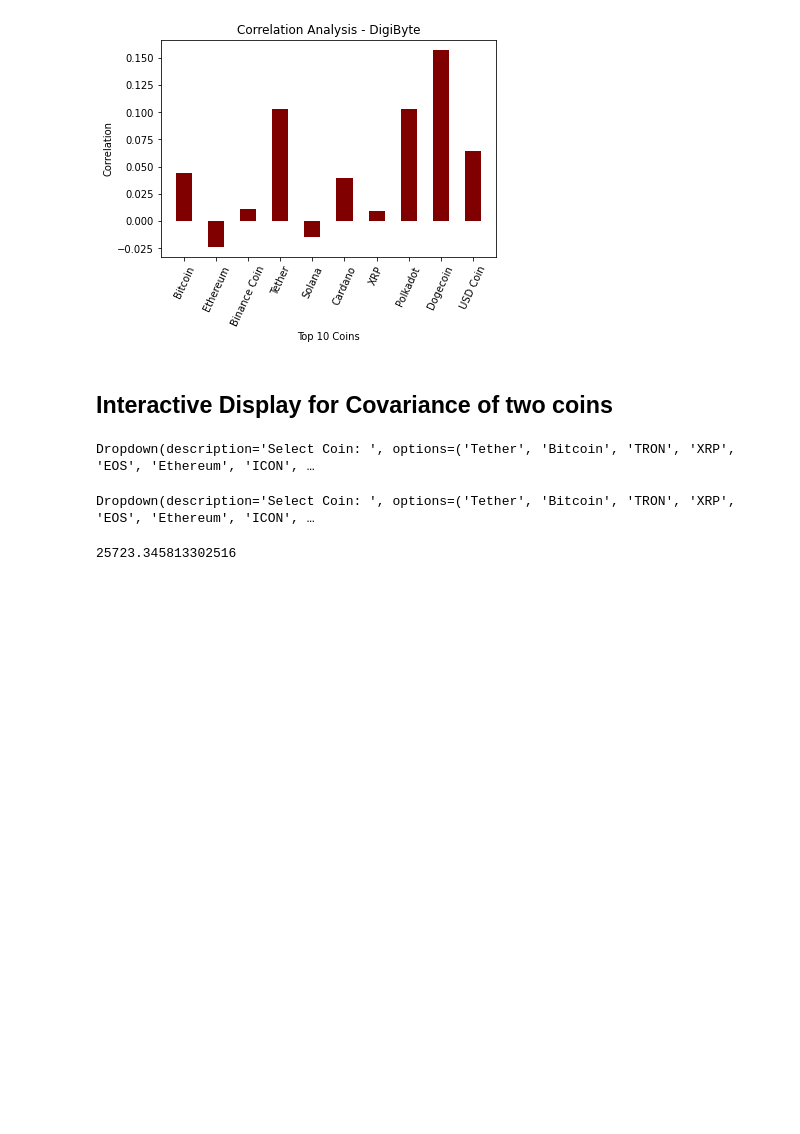
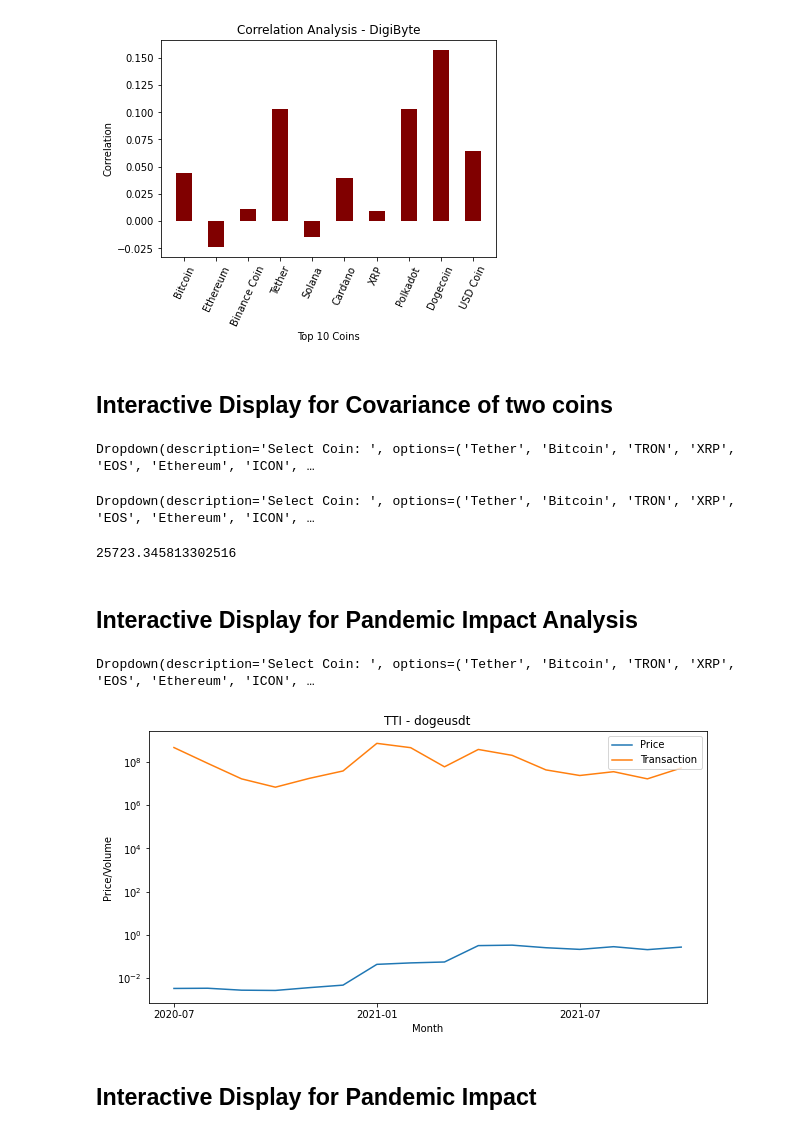
Before and after one commit to jemshidmp/CryptoAnalysis, a Jupyter notebook: Correlation_Analysis_Module.ipynb, the cells around one changed output. Cells and saved outputs as stored; diff of their text form; code cells hidden in the pictures; blank space fills up the shorter version.

Commit message:
Added Pandemic Impact Analysis

```diff
--- a/Correlation_Analysis_Module.ipynb
+++ b/Correlation_Analysis_Module.ipynb
@@ -234,3 +234,63 @@ coinChosen2 = [item for item in coinCode if item[1] == coin2.value]
 calcCovariance(coinChosen1[0][0]+"DAILY", coinChosen2[0][0]+"DAILY")
 # %% [output]
 25723.345813302516
+# %% [markdown]
+## **Interactive Display for Pandemic Impact Analysis**
+# %%
+#@title Select the Coin
+
+coin3 = widgets.Dropdown(
+    options=coinName,
+    value=coinName[0],
+    description='Select Coin: ',
+    disabled=False,
+)
+
+display(coin3)
+# %% [output]
+Dropdown(description='Select Coin: ', options=('Tether', 'Bitcoin', 'TRON', 'XRP', 'EOS', 'Ethereum', 'ICON', …
+# %%
+#@title Performing Trend Analysis
+coinChosen = [item for item in coinCode if item[1] == coin3.value]
+
+coinfile = driveDAILYpath+"/"+coinChosen[0][0]+"MONTHLY.csv"
+
+
+p0 = spark.read.option("header",True).option("inferSchema",True).csv(coinfile)
+
+#Hourly
+
+p2 = p0.drop("_c0").withColumn("Year", F.split(F.col("Date"), "-")[0])
+p3 = p2.groupBy(["Year"]).agg(F.col("Year")).filter(F.col("Year") == 2020).collect()
+
+if len(p3) == 0:
+  print("No Pandemic data available for the coin!")
+
+OUTPUT = p2.select("Date", "Close", "Volume")
+# %%
+#@title Create the Graph
+
+xval = OUTPUT.rdd.map(lambda x: x[0]).collect()
+yval = OUTPUT.rdd.map(lambda x: x[1]).collect()
+yval1 = OUTPUT.rdd.map(lambda x: x[2]).collect()
+plt.ylabel("Price/Volume")
+plt.xlabel("Month")
+plt.yscale('log')
+
+  # f = plt.figure()
+  # f.set_figwidth(200)
+  # f.set_figheight(10)
+plt.plot(xval, yval, label = "Price")
+plt.plot(xval, yval1, label = "Transaction")
+
+plt.xticks(xval[::6])
+
+plt.legend(loc="upper right")
+plt.title("TTI - "+ coinChosen[0][0])
+plt.rcParams["figure.figsize"] = (10,5)
+
+plt.show()
+# %% [output]
+[figure, added]
+# %% [markdown]
+## **Interactive Display for Pandemic Impact**
```
